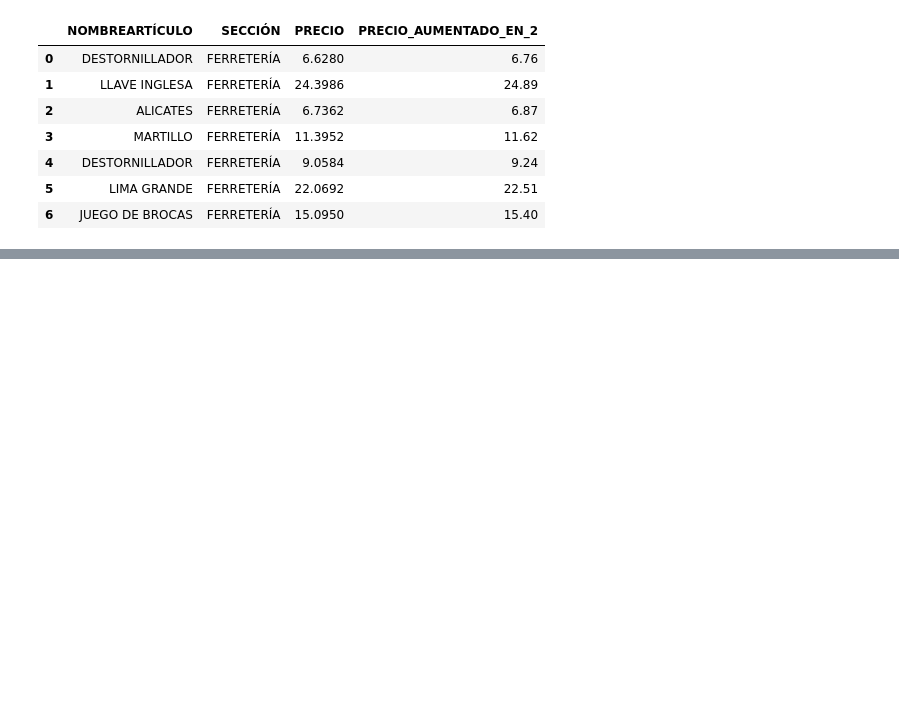
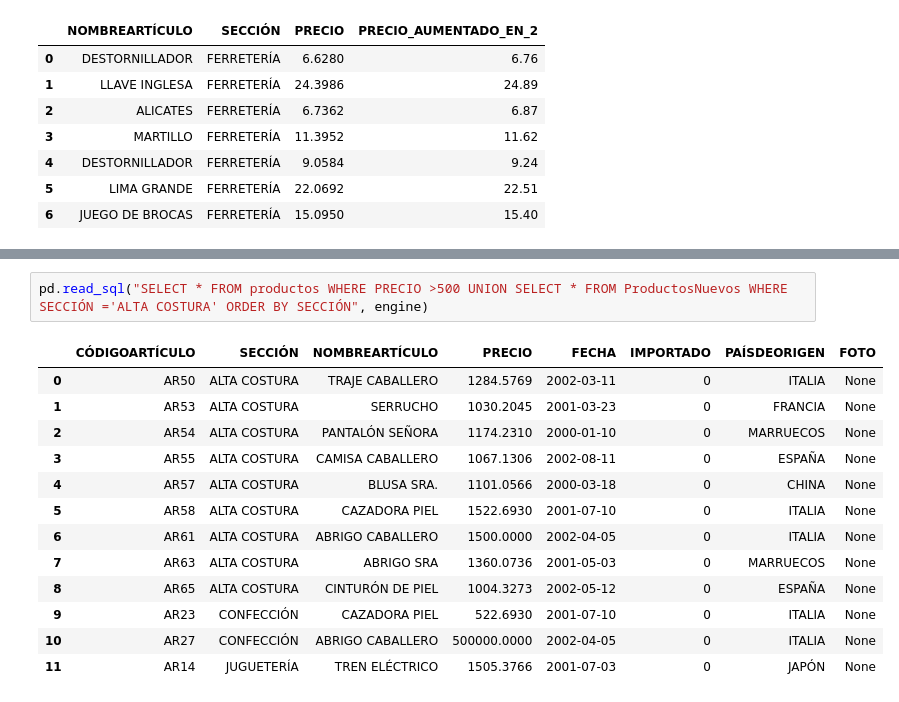
Before and after one commit to preciii7/practica_programacion, a Jupyter notebook: sql/mas_ejercicios_practica.ipynb, the cells around one changed output, grey strips where cells are left out. Saved outputs shown, nothing was run; the diff lists cells and outputs as text; blank space fills up the shorter version.

```diff
--- a/sql/mas_ejercicios_practica.ipynb
+++ b/sql/mas_ejercicios_practica.ipynb
@@ -627,0 +691,16 @@ pd.read_sql("SELECT NOMBREARTÍCULO, SECCIÓN, PRECIO, ROUND(PRECIO-(PRECIO*0.05
+# %%
+pd.read_sql("SELECT * FROM productos WHERE PRECIO >500 UNION SELECT * FROM ProductosNuevos WHERE SECCIÓN ='ALTA COSTURA' ORDER BY SECCIÓN", engine)
+# %% [output]
+|  | CÓDIGOARTÍCULO | SECCIÓN | NOMBREARTÍCULO | PRECIO | FECHA | IMPORTADO | PAÍSDEORIGEN | FOTO |
+| 0 | AR50 | ALTA COSTURA | TRAJE CABALLERO | 1284.5769 | 2002-03-11 | 0 | ITALIA | None |
+| 1 | AR53 | ALTA COSTURA | SERRUCHO | 1030.2045 | 2001-03-23 | 0 | FRANCIA | None |
+| 2 | AR54 | ALTA COSTURA | PANTALÓN SEÑORA | 1174.2310 | 2000-01-10 | 0 | MARRUECOS | None |
+| 3 | AR55 | ALTA COSTURA | CAMISA CABALLERO | 1067.1306 | 2002-08-11 | 0 | ESPAÑA | None |
+| 4 | AR57 | ALTA COSTURA | BLUSA SRA. | 1101.0566 | 2000-03-18 | 0 | CHINA | None |
+| 5 | AR58 | ALTA COSTURA | CAZADORA PIEL | 1522.6930 | 2001-07-10 | 0 | ITALIA | None |
+| 6 | AR61 | ALTA COSTURA | ABRIGO CABALLERO | 1500.0000 | 2002-04-05 | 0 | ITALIA | None |
+| 7 | AR63 | ALTA COSTURA | ABRIGO SRA | 1360.0736 | 2001-05-03 | 0 | MARRUECOS | None |
+| 8 | AR65 | ALTA COSTURA | CINTURÓN DE PIEL | 1004.3273 | 2002-05-12 | 0 | ESPAÑA | None |
+| 9 | AR23 | CONFECCIÓN | CAZADORA PIEL | 522.6930 | 2001-07-10 | 0 | ITALIA | None |
+| 10 | AR27 | CONFECCIÓN | ABRIGO CABALLERO | 500000.0000 | 2002-04-05 | 0 | ITALIA | None |
+| 11 | AR14 | JUGUETERÍA | TREN ELÉCTRICO | 1505.3766 | 2001-07-03 | 0 | JAPÓN | None |
```
Also changed, not shown: parts of 9 cells of this notebook, 1 other file.
